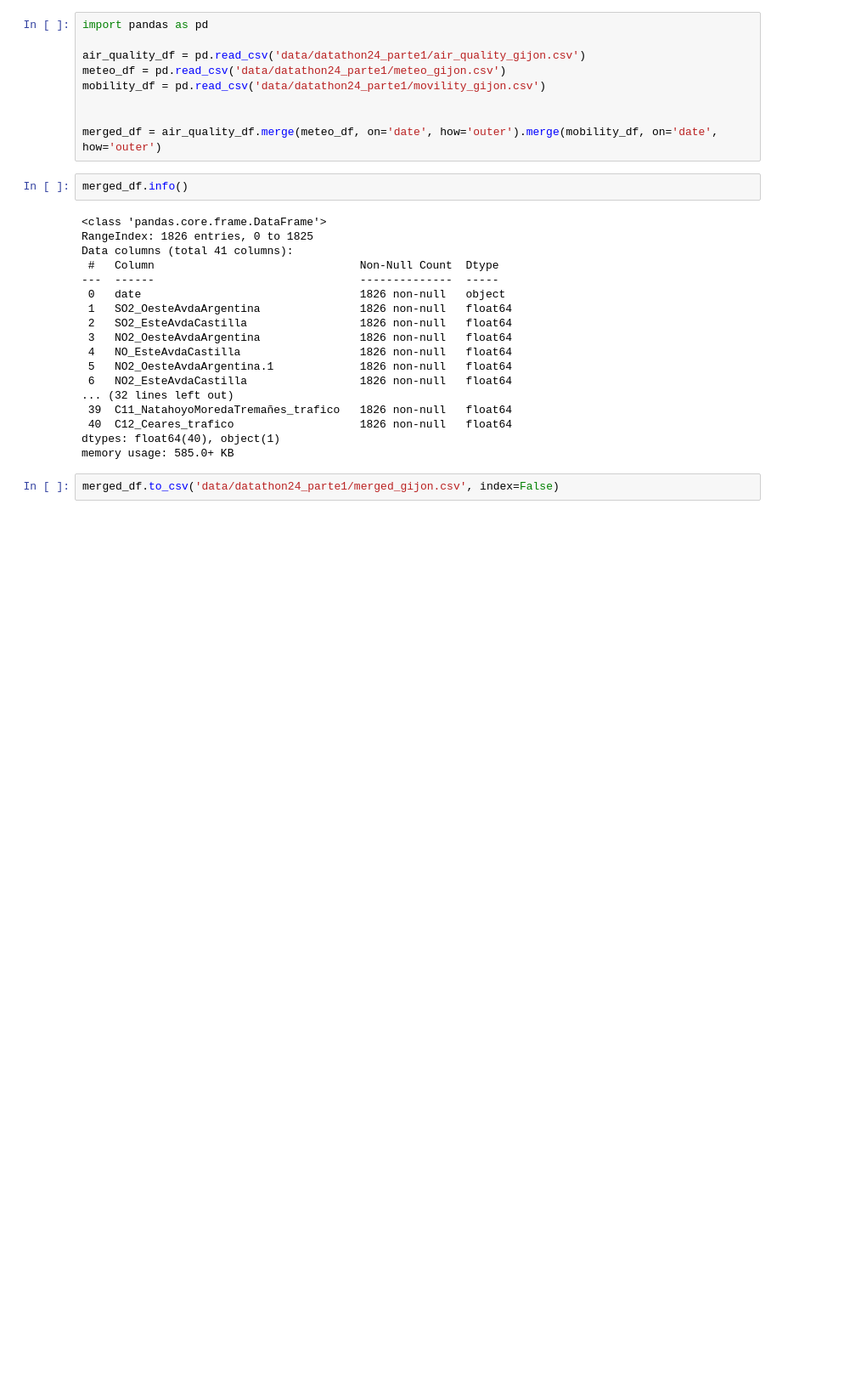
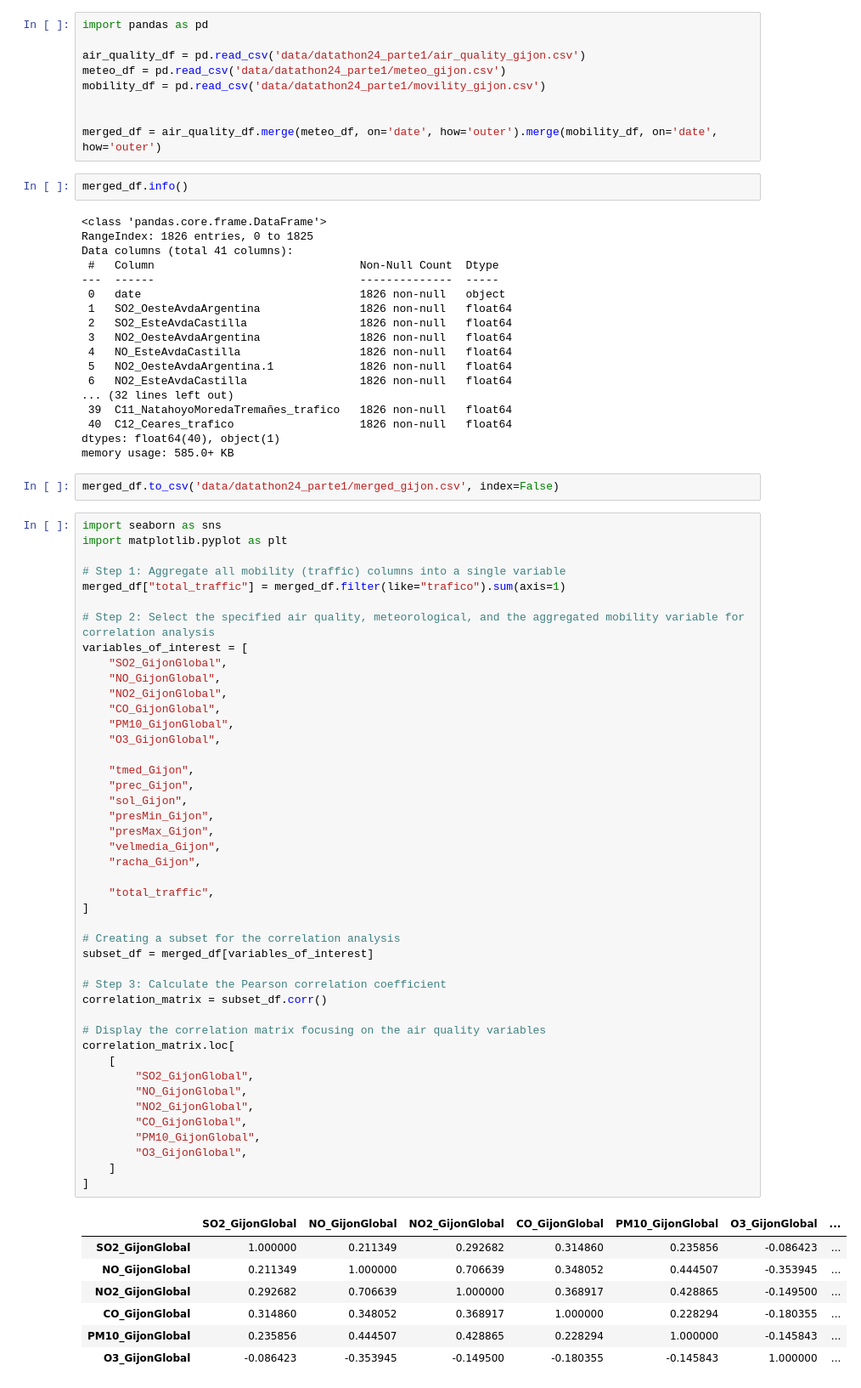
Before and after one commit to Bimo99B9/Datathon-2024, a Jupyter notebook: parte1.ipynb, the cells around one changed output. Shown at 85% size. Drawn from its saved outputs; the diff is of its cells as text; blank space fills up the shorter version.

```diff
--- a/parte1.ipynb
+++ b/parte1.ipynb
@@ -29,3 +29,55 @@ dtypes: float64(40), object(1)
 memory usage: 585.0+ KB
 # %%
 merged_df.to_csv('data/datathon24_parte1/merged_gijon.csv', index=False)
+# %%
+import seaborn as sns
+import matplotlib.pyplot as plt
+
+# Step 1: Aggregate all mobility (traffic) columns into a single variable
+merged_df["total_traffic"] = merged_df.filter(like="trafico").sum(axis=1)
+
+# Step 2: Select the specified air quality, meteorological, and the aggregated mobility variable for correlation analysis
+variables_of_interest = [
+    "SO2_GijonGlobal",
+    "NO_GijonGlobal",
+    "NO2_GijonGlobal",
+    "CO_GijonGlobal",
+    "PM10_GijonGlobal",
+    "O3_GijonGlobal",
+
+    "tmed_Gijon",
+    "prec_Gijon",
+    "sol_Gijon",
+    "presMin_Gijon",
+    "presMax_Gijon",
+    "velmedia_Gijon",
+    "racha_Gijon",
+
+    "total_traffic",
+]
+
+# Creating a subset for the correlation analysis
+subset_df = merged_df[variables_of_interest]
+
+# Step 3: Calculate the Pearson correlation coefficient
+correlation_matrix = subset_df.corr()
+
+# Display the correlation matrix focusing on the air quality variables
+correlation_matrix.loc[
+    [
+        "SO2_GijonGlobal",
+        "NO_GijonGlobal",
+        "NO2_GijonGlobal",
+        "CO_GijonGlobal",
+        "PM10_GijonGlobal",
+        "O3_GijonGlobal",
+    ]
+]
+# %% [output]
+|  | SO2_GijonGlobal | NO_GijonGlobal | NO2_GijonGlobal | CO_GijonGlobal | PM10_GijonGlobal | O3_GijonGlobal | ... |
+| SO2_GijonGlobal | 1.000000 | 0.211349 | 0.292682 | 0.314860 | 0.235856 | -0.086423 | ... |
+| NO_GijonGlobal | 0.211349 | 1.000000 | 0.706639 | 0.348052 | 0.444507 | -0.353945 | ... |
+| NO2_GijonGlobal | 0.292682 | 0.706639 | 1.000000 | 0.368917 | 0.428865 | -0.149500 | ... |
+| CO_GijonGlobal | 0.314860 | 0.348052 | 0.368917 | 1.000000 | 0.228294 | -0.180355 | ... |
+| PM10_GijonGlobal | 0.235856 | 0.444507 | 0.428865 | 0.228294 | 1.000000 | -0.145843 | ... |
+| O3_GijonGlobal | -0.086423 | -0.353945 | -0.149500 | -0.180355 | -0.145843 | 1.000000 | ... |
```
Also changed, not shown: parts of 3 cells of this notebook.
